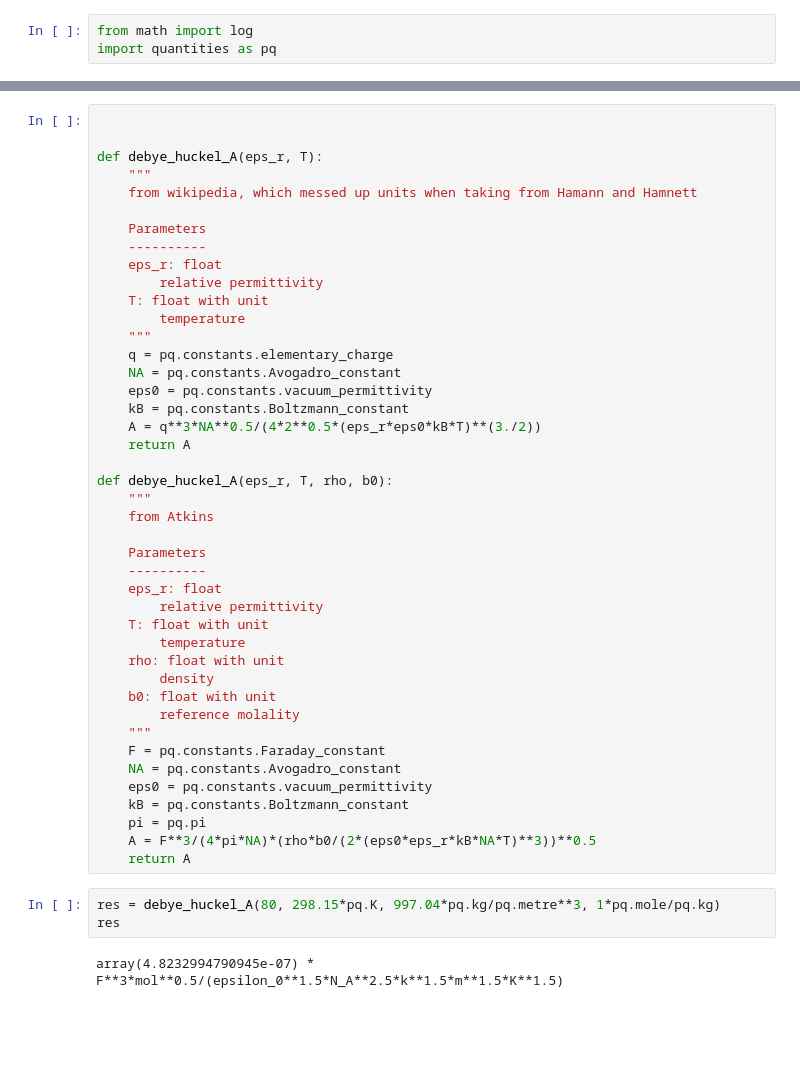
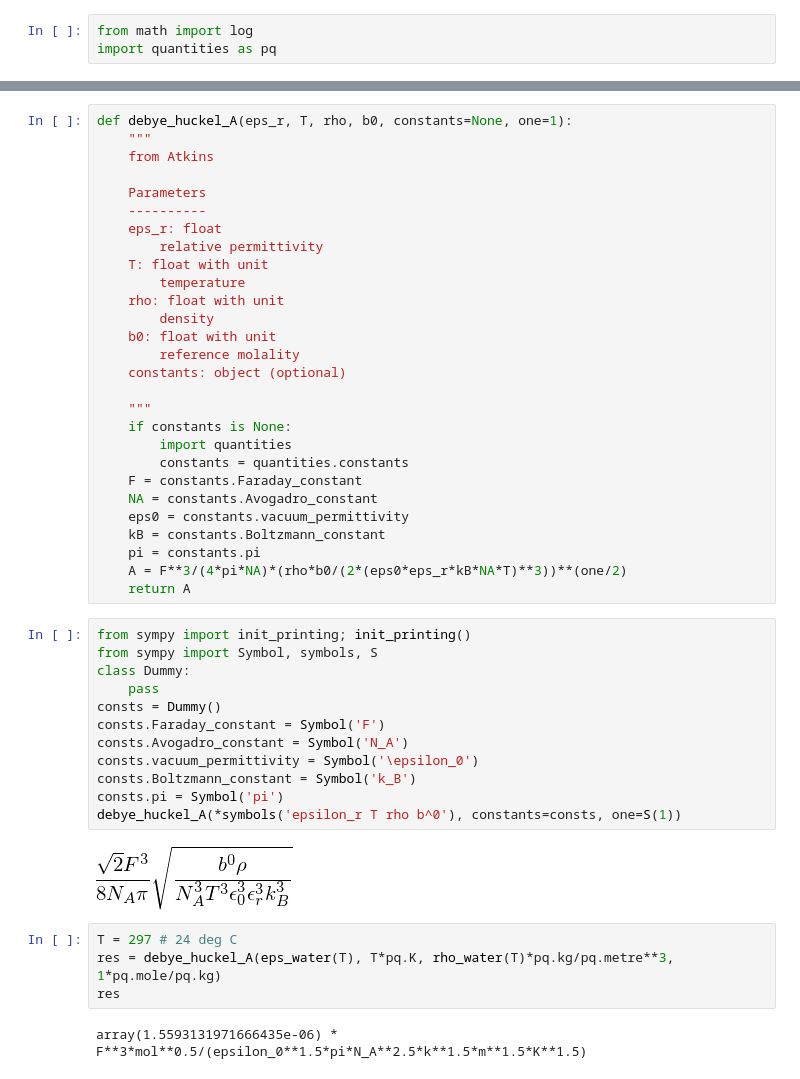
Before and after one commit to cagus/stopped_flow, a Jupyter notebook: misc/debye_huckel.ipynb, the cells around one changed output, grey strips where cells are left out. Drawn from its saved outputs; the diff is of its cells as text; blank space fills up the shorter version.

```diff
--- a/misc/debye_huckel.ipynb
+++ b/misc/debye_huckel.ipynb
@@ -4,25 +132,5 @@ import quantities as pq
 # %%
-
-
-def debye_huckel_A(eps_r, T):
-    """
-    from wikipedia, which messed up units when taking from Hamann and Hamnett
-
-    Parameters
-    ----------
-    eps_r: float
-        relative permittivity
-    T: float with unit
-        temperature
-    """
-    q = pq.constants.elementary_charge
-    NA = pq.constants.Avogadro_constant
-    eps0 = pq.constants.vacuum_permittivity
-    kB = pq.constants.Boltzmann_constant
-    A = q**3*NA**0.5/(4*2**0.5*(eps_r*eps0*kB*T)**(3./2))
-    return A
-
-def debye_huckel_A(eps_r, T, rho, b0):
+def debye_huckel_A(eps_r, T, rho, b0, constants=None, one=1):
     """
     from Atkins
 
@@ -36,19 +144,39 @@ def debye_huckel_A(eps_r, T, rho, b0):
         density
     b0: float with unit
         reference molality
+    constants: object (optional)
+
     """
-    F = pq.constants.Faraday_constant
-    NA = pq.constants.Avogadro_constant
-    eps0 = pq.constants.vacuum_permittivity
-    kB = pq.constants.Boltzmann_constant
-    pi = pq.pi
-    A = F**3/(4*pi*NA)*(rho*b0/(2*(eps0*eps_r*kB*NA*T)**3))**0.5
+    if constants is None:
+        import quantities
+        constants = quantities.constants
+    F = constants.Faraday_constant
+    NA = constants.Avogadro_constant
+    eps0 = constants.vacuum_permittivity
+    kB = constants.Boltzmann_constant
+    pi = constants.pi
+    A = F**3/(4*pi*NA)*(rho*b0/(2*(eps0*eps_r*kB*NA*T)**3))**(one/2)
     return A
+# %%
+from sympy import init_printing; init_printing()
+from sympy import Symbol, symbols, S
+class Dummy:
+    pass
+consts = Dummy()
+consts.Faraday_constant = Symbol('F')
+consts.Avogadro_constant = Symbol('N_A')
+consts.vacuum_permittivity = Symbol('\epsilon_0')
+consts.Boltzmann_constant = Symbol('k_B')
+consts.pi = Symbol('pi')
+debye_huckel_A(*symbols('epsilon_r T rho b^0'), constants=consts, one=S(1))
+# %% [output]
+[figure, added]
 # %%
-res = debye_huckel_A(80, 298.15*pq.K, 997.04*pq.kg/pq.metre**3, 1*pq.mole/pq.kg)
+T = 297 # 24 deg C
+res = debye_huckel_A(eps_water(T), T*pq.K, rho_water(T)*pq.kg/pq.metre**3, 1*pq.mole/pq.kg)
 res
 # %% [output]
-array(4.8232994790945e-07) * F**3*mol**0.5/(epsilon_0**1.5*N_A**2.5*k**1.5*m**1.5*K**1.5)
+array(1.5593131971666435e-06) * F**3*mol**0.5/(epsilon_0**1.5*pi*N_A**2.5*k**1.5*m**1.5*K**1.5)
 # %%
 res.simplified
 # %% [output]
```
Also changed, not shown: parts of 10 cells of this notebook, 5 other files.
